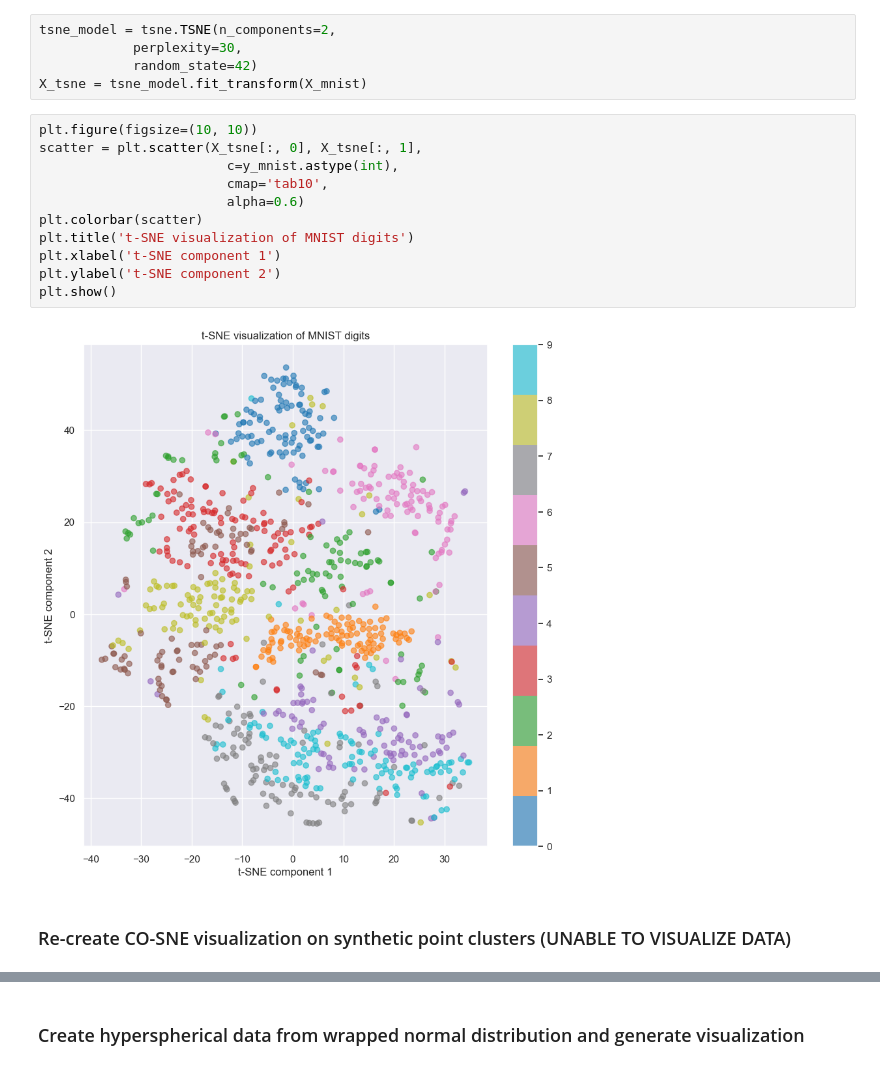
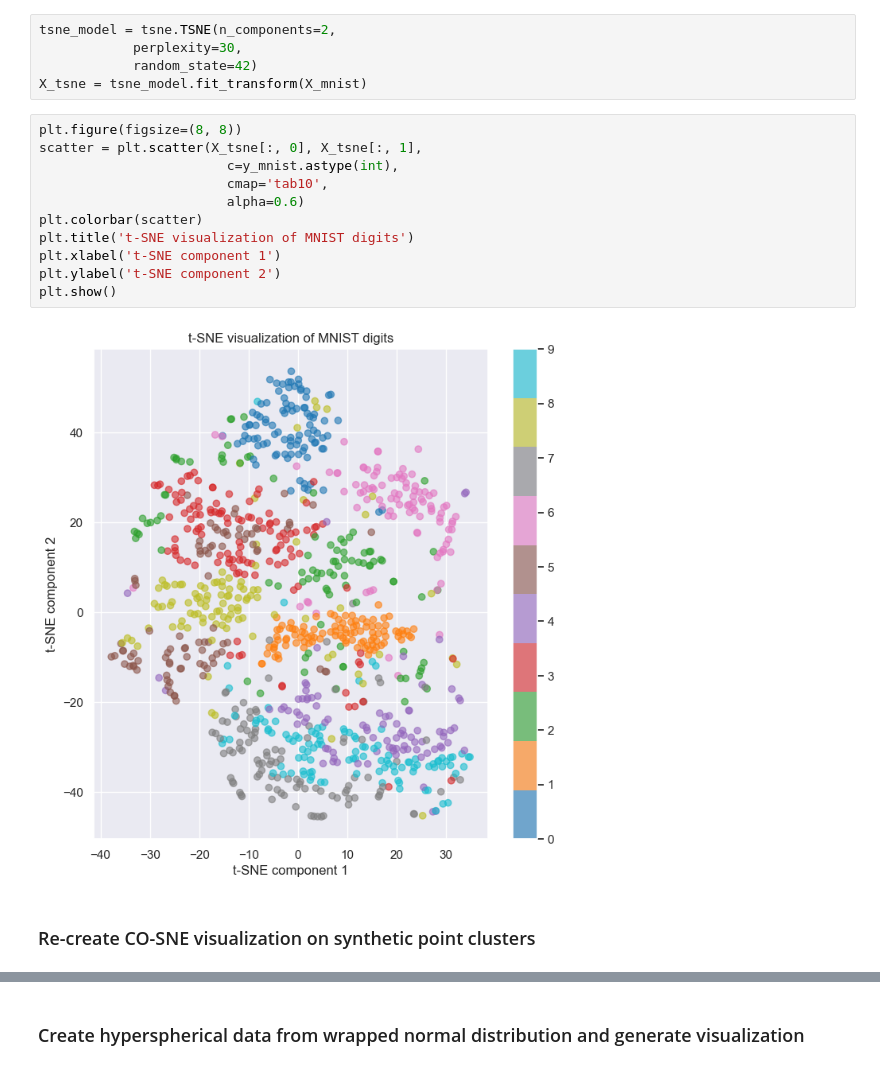
Before and after one commit to qc2321/PS-SNE, a Jupyter notebook: ps-sne.ipynb, the cells around one changed output, grey strips where cells are left out. Saved outputs shown, nothing was run; the diff lists cells and outputs as text.

```diff
--- a/ps-sne.ipynb
+++ b/ps-sne.ipynb
@@ -88,17 +89,17 @@ tsne_model = tsne.TSNE(n_components=2,
             random_state=42)
 X_tsne = tsne_model.fit_transform(X_mnist)
 # %%
-plt.figure(figsize=(10, 10))
+plt.figure(figsize=(8, 8))
 scatter = plt.scatter(X_tsne[:, 0], X_tsne[:, 1],
                         c=y_mnist.astype(int),
                         cmap='tab10',
                         alpha=0.6)
 plt.colorbar(scatter)
 plt.title('t-SNE visualization of MNIST digits')
 plt.xlabel('t-SNE component 1')
 plt.ylabel('t-SNE component 2')
 plt.show()
 # %% [output]
-[figure, old version]
+[figure, new version]
 # %% [markdown]
-### Re-create CO-SNE visualization on synthetic point clusters (UNABLE TO VISUALIZE DATA)
+### Re-create CO-SNE visualization on synthetic point clusters
```
Also changed, not shown: parts of 14 cells of this notebook, 4 other files.
